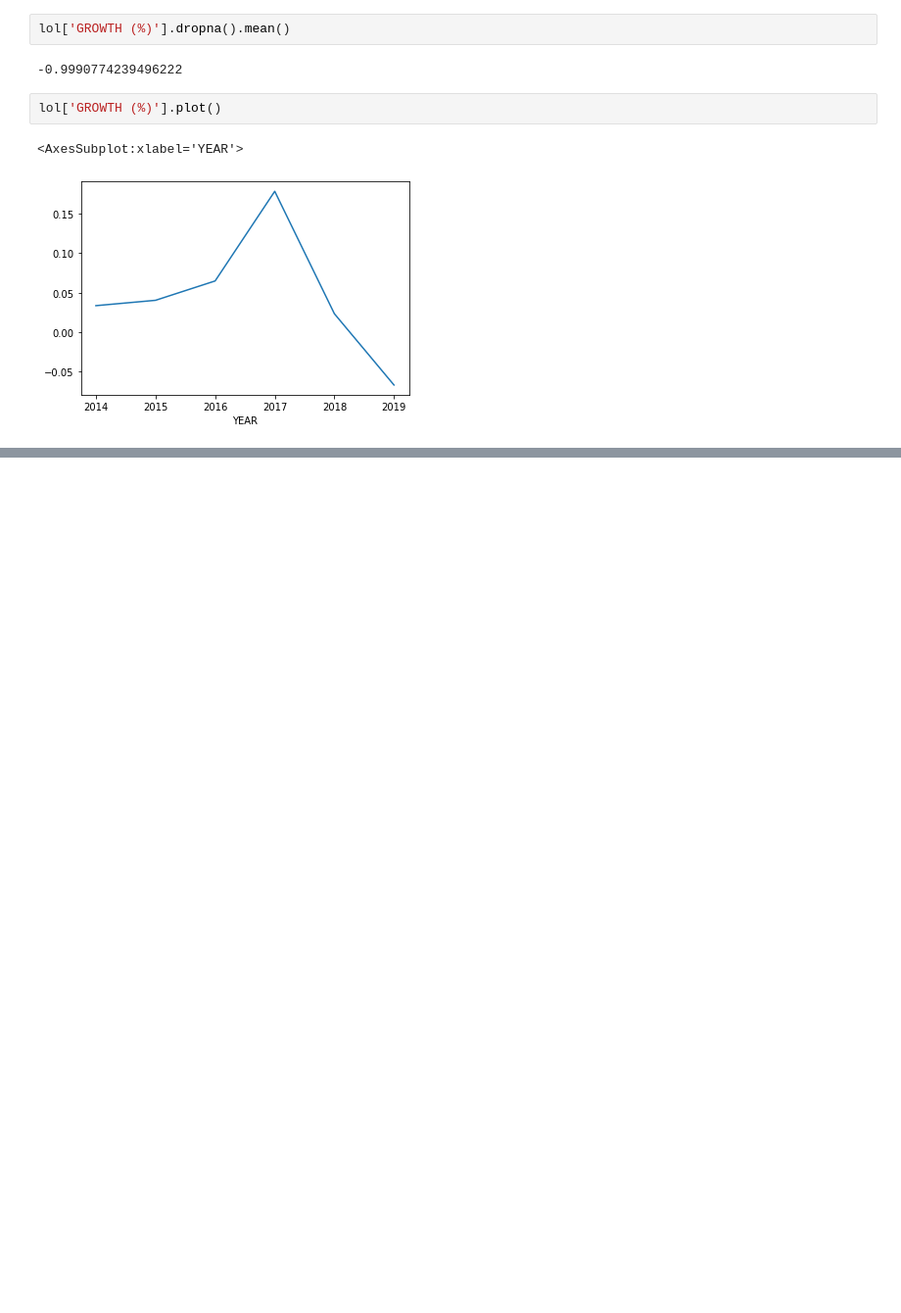
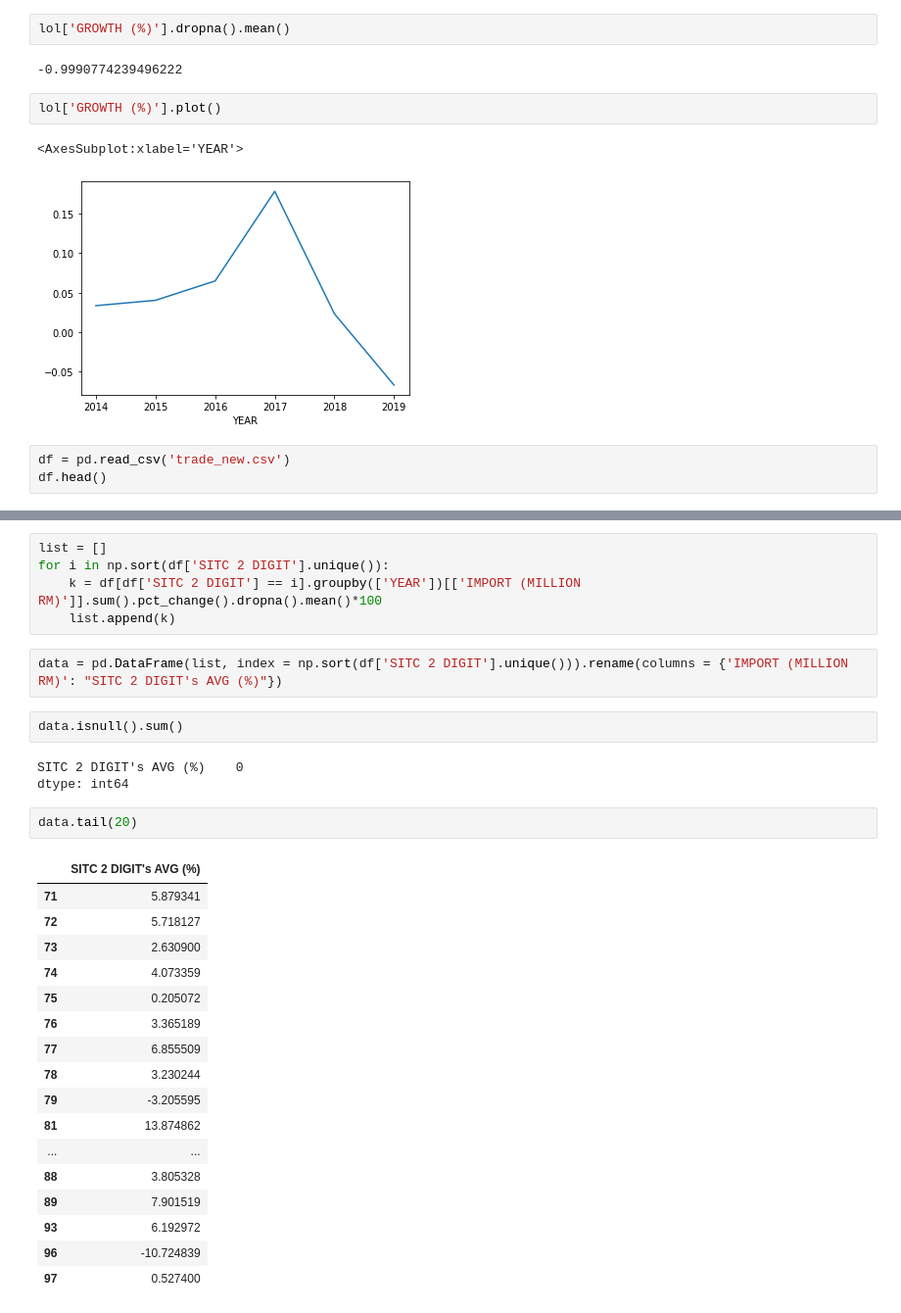
Before and after one commit to hazimutalib/dosm, a Jupyter notebook: Untitled.ipynb, the cells around one changed output, grey strips where cells are left out. Shown: that part at 98% size. Drawn from its saved outputs; the diff is of its cells as text; blank space fills up the shorter version.

```diff
--- a/Untitled.ipynb
+++ b/Untitled.ipynb
@@ -483,3 +483,6 @@ lol['GROWTH (%)'].plot()
 # %% [output]
 <AxesSubplot:xlabel='YEAR'>
 [figure]
+# %%
+df = pd.read_csv('trade_new.csv')
+df.head()
@@ -485,0 +515,32 @@ lol['GROWTH (%)'].plot()
+# %%
+list = []
+for i in np.sort(df['SITC 2 DIGIT'].unique()):
+    k = df[df['SITC 2 DIGIT'] == i].groupby(['YEAR'])[['IMPORT (MILLION RM)']].sum().pct_change().dropna().mean()*100
+    list.append(k)
+# %%
+data = pd.DataFrame(list, index = np.sort(df['SITC 2 DIGIT'].unique())).rename(columns = {'IMPORT (MILLION RM)': "SITC 2 DIGIT's AVG (%)"})
+# %%
+data.isnull().sum()
+# %% [output]
+SITC 2 DIGIT's AVG (%)    0
+dtype: int64
+# %%
+data.tail(20)
+# %% [output]
+|  | SITC 2 DIGIT's AVG (%) |
+| 71 | 5.879341 |
+| 72 | 5.718127 |
+| 73 | 2.630900 |
+| 74 | 4.073359 |
+| 75 | 0.205072 |
+| 76 | 3.365189 |
+| 77 | 6.855509 |
+| 78 | 3.230244 |
+| 79 | -3.205595 |
+| 81 | 13.874862 |
+| ... | ... |
+| 88 | 3.805328 |
+| 89 | 7.901519 |
+| 93 | 6.192972 |
+| 96 | -10.724839 |
+| 97 | 0.527400 |
```
Also changed, not shown: parts of 7 cells of this notebook, 2 other files.
